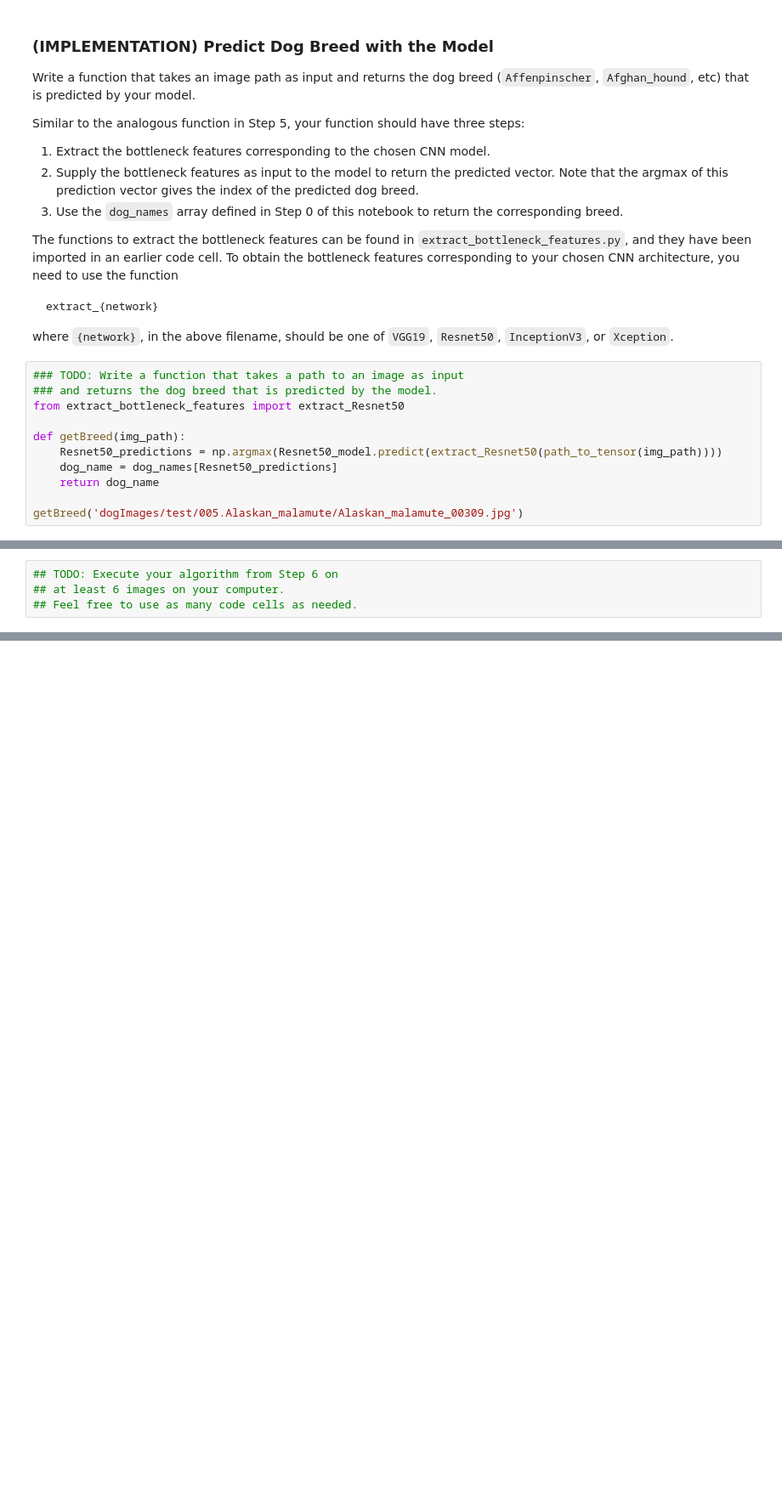
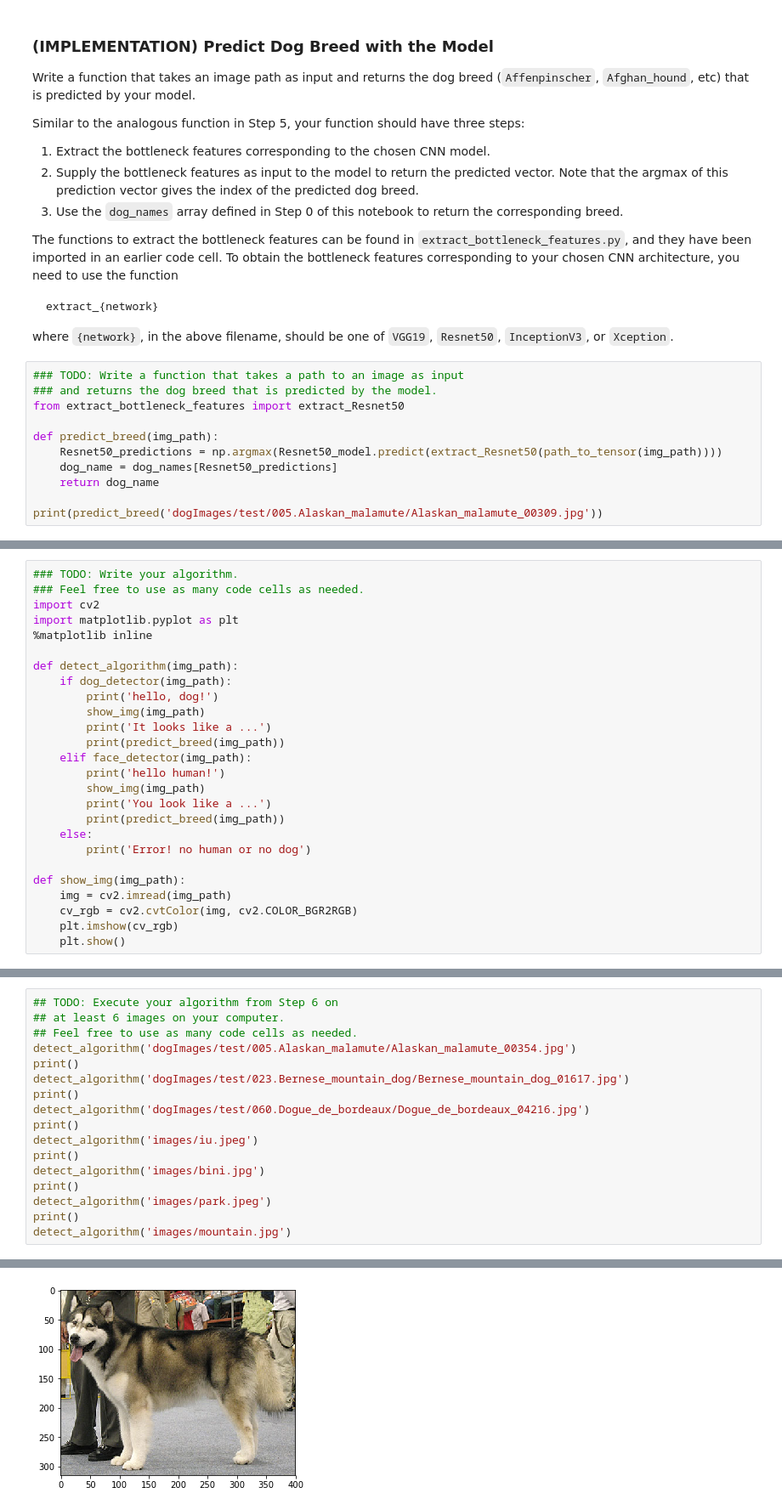
Before and after one commit to ktz-study-repo/UdacityDeepLearningStudy, a Jupyter notebook: dog_app.ipynb, the cells around one changed output, grey strips where cells are left out. Shown at 85% size. Cells and saved outputs as stored; diff of their text form; blank space fills up the shorter version.

```diff
--- a/dog_app.ipynb
+++ b/dog_app.ipynb
@@ -687,10 +696,10 @@ where `{network}`, in the above filename, should be one of `VGG19`, `Resnet50`,
 ### and returns the dog breed that is predicted by the model.
 from extract_bottleneck_features import extract_Resnet50
 
-def getBreed(img_path):
+def predict_breed(img_path):
     Resnet50_predictions = np.argmax(Resnet50_model.predict(extract_Resnet50(path_to_tensor(img_path))))
     dog_name = dog_names[Resnet50_predictions]
     return dog_name
 
-getBreed('dogImages/test/005.Alaskan_malamute/Alaskan_malamute_00309.jpg')
+print(predict_breed('dogImages/test/005.Alaskan_malamute/Alaskan_malamute_00309.jpg'))
 # %% [output]
@@ -722,3 +725,29 @@ Some sample output for our algorithm is provided below, but feel free to design
+# %%
+### TODO: Write your algorithm.
+### Feel free to use as many code cells as needed.
+import cv2
+import matplotlib.pyplot as plt
+%matplotlib inline
+
+def detect_algorithm(img_path):
+    if dog_detector(img_path):
+        print('hello, dog!')
+        show_img(img_path)
+        print('It looks like a ...')
+        print(predict_breed(img_path))
+    elif face_detector(img_path):
+        print('hello human!')
+        show_img(img_path)
+        print('You look like a ...')
+        print(predict_breed(img_path))
+    else:
+        print('Error! no human or no dog')
+
+def show_img(img_path):
+    img = cv2.imread(img_path)
+    cv_rgb = cv2.cvtColor(img, cv2.COLOR_BGR2RGB)
+    plt.imshow(cv_rgb)
+    plt.show()
 # %% [markdown]
 ---
 <a id='step7'></a>
@@ -737,3 +767,17 @@ __Answer:__
 ## TODO: Execute your algorithm from Step 6 on
 ## at least 6 images on your computer.
 ## Feel free to use as many code cells as needed.
+detect_algorithm('dogImages/test/005.Alaskan_malamute/Alaskan_malamute_00354.jpg')
+print()
+detect_algorithm('dogImages/test/023.Bernese_mountain_dog/Bernese_mountain_dog_01617.jpg')
+print()
+detect_algorithm('dogImages/test/060.Dogue_de_bordeaux/Dogue_de_bordeaux_04216.jpg')
+print()
+detect_algorithm('images/iu.jpeg')
+print()
+detect_algorithm('images/bini.jpg')
+print()
+detect_algorithm('images/park.jpeg')
+print()
+detect_algorithm('images/mountain.jpg')
+# %% [output]
@@ -739,0 +785 @@ __Answer:__
+[figure, added]
```
Also changed, not shown: parts of 7 cells of this notebook.
